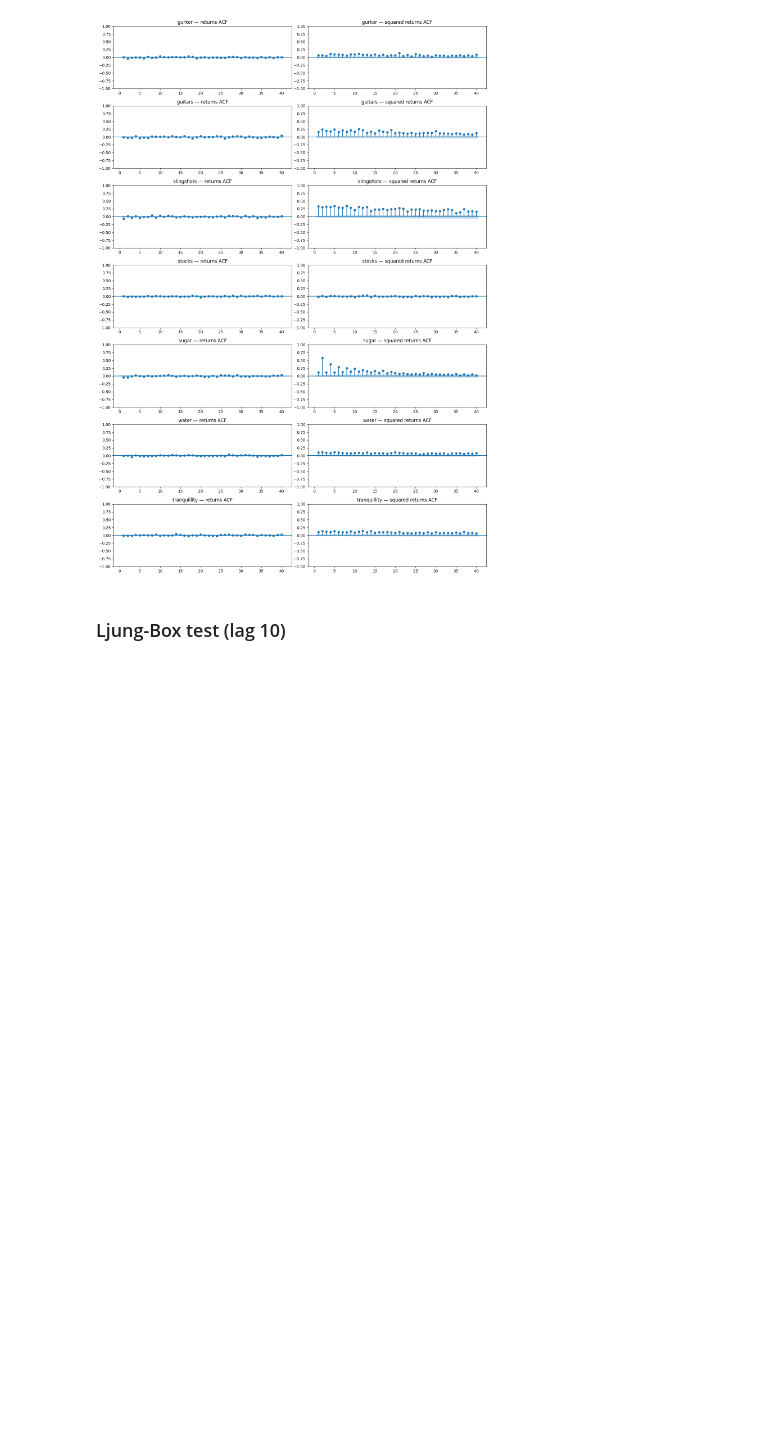
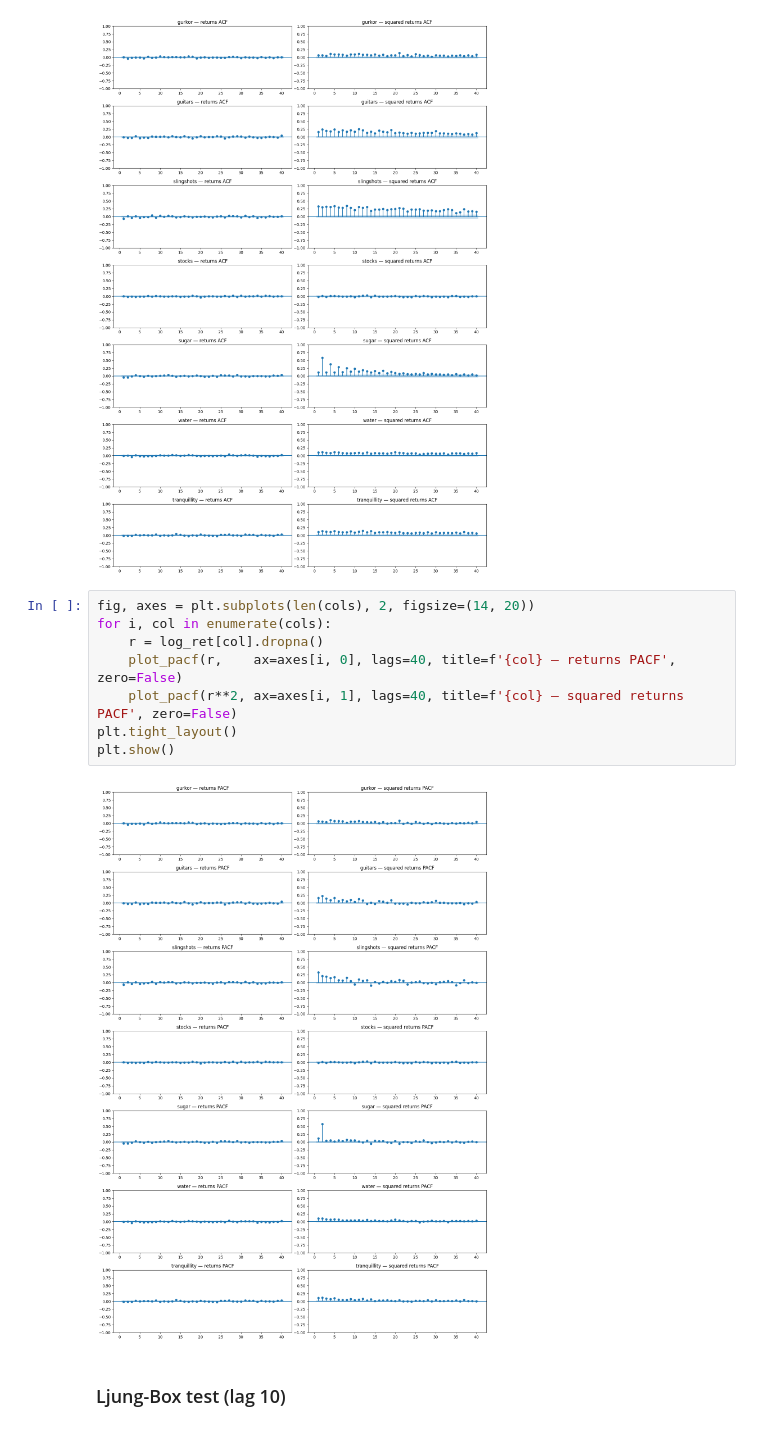
Before and after one commit to SirAlex77/financial-timeseries-project-group13, a Jupyter notebook: notebooks/01_data_analysis.ipynb, the cells around one changed output. Saved outputs shown, nothing was run; the diff lists cells and outputs as text; blank space fills up the shorter version.

Commit message:
PACF task 1

```diff
--- a/notebooks/01_data_analysis.ipynb
+++ b/notebooks/01_data_analysis.ipynb
@@ -240,6 +240,16 @@ plt.tight_layout()
 plt.show()
 # %% [output]
 [figure]
+# %%
+fig, axes = plt.subplots(len(cols), 2, figsize=(14, 20))
+for i, col in enumerate(cols):
+    r = log_ret[col].dropna()
+    plot_pacf(r,    ax=axes[i, 0], lags=40, title=f'{col} — returns PACF',         zero=False)
+    plot_pacf(r**2, ax=axes[i, 1], lags=40, title=f'{col} — squared returns PACF', zero=False)
+plt.tight_layout()
+plt.show()
+# %% [output]
+[figure, added]
 # %% [markdown]
 ### Ljung-Box test (lag 10)
 # %%
```
Also changed, not shown: parts of 1 cell of this notebook.
